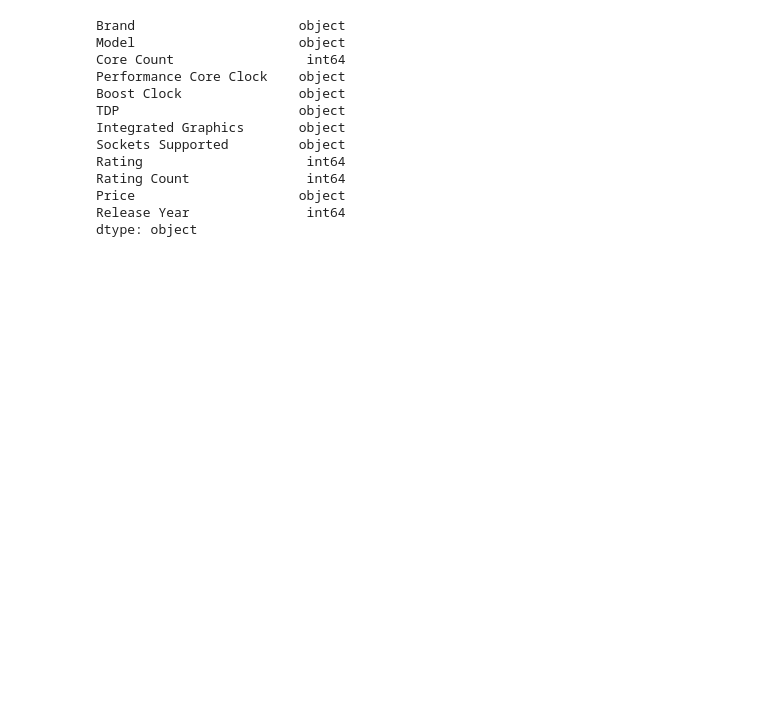
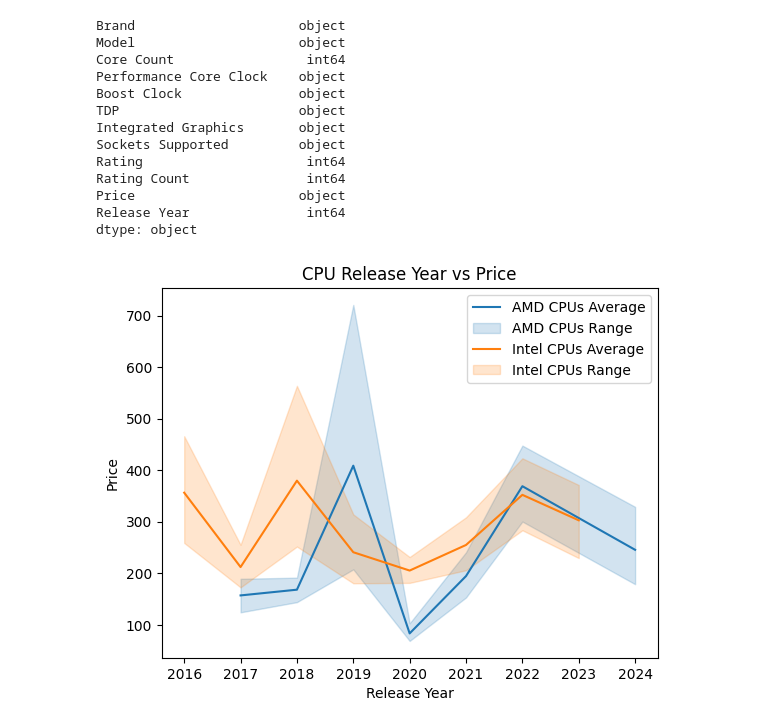
Before and after one commit to knoppds/CSCI_5502_Group_Project_01, a Jupyter notebook: GP_1_PCPartPicker_Data_Visualizations.ipynb, the cells around one changed output. Saved outputs shown, nothing was run; the diff lists cells and outputs as text; code cells hidden in the pictures; blank space fills up the shorter version.

```diff
--- a/GP_1_PCPartPicker_Data_Visualizations.ipynb
+++ b/GP_1_PCPartPicker_Data_Visualizations.ipynb
@@ -110,4 +110,16 @@ power_df['Price'] = pd.to_numeric(power_df['Price'])
 storage_df['Price'] = storage_df['Price'].str.replace('$', '')
 storage_df['Price'] = storage_df['Price'].str.replace(',', '')
 storage_df['Price'] = pd.to_numeric(storage_df['Price'])
+# %%
+amd_cpu_df = cpu_df[cpu_df['Brand'] == 'AMD']
+intel_cpu_df = cpu_df[cpu_df['Brand'] == 'Intel']
+sns.lineplot(data=amd_cpu_df, x='Release Year', y='Price')
+sns.lineplot(data=intel_cpu_df, x='Release Year', y='Price')
+plt.xlabel('Release Year')
+plt.ylabel('Price')
+plt.title('CPU Release Year vs Price')
+plt.legend(['AMD CPUs Average', 'AMD CPUs Range', 'Intel CPUs Average', 'Intel CPUs Range'])
+plt.show()
+# %% [output]
+[figure, added]
 # %%
```
Also changed, not shown: parts of 13 cells of this notebook.
